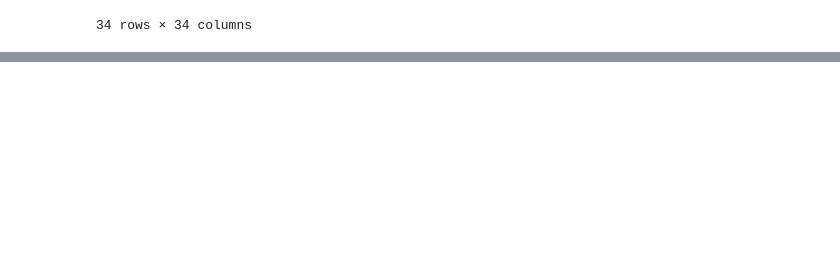
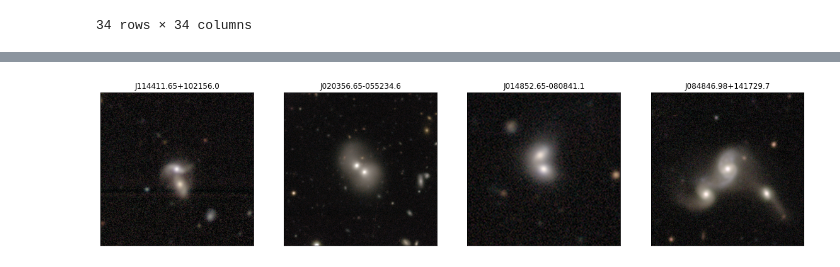
Before and after one commit to colinleach/proj502, a Jupyter notebook: notebooks_local/predictions.ipynb, the cells around one changed output, grey strips where cells are left out. Saved outputs shown, nothing was run; the diff lists cells and outputs as text; code cells hidden in the pictures; blank space fills up the shorter version.

Commit message:
predictions top_n and notebook cleanup

```diff
--- a/notebooks_local/predictions.ipynb
+++ b/notebooks_local/predictions.ipynb
@@ -55,8 +52,8 @@ save_loc = dataroot / 'results/predictions/decals.hdf5'
 # %% [markdown]
 ## View predictions
 # %%
-vp = ViewPredictions()
-vp.read_predictions(save_loc)
+save_loc = dataroot / 'results/predictions/decals.hdf5'
+vp = ViewPredictions(save_loc)
 vp.make_prediction_summaries()
 # %%
 vp.results.head(2)
@@ -167,0 +196,5 @@ fracs
+# %%
+mergers = vp.top_n('merging_merger', 4)
+locs = [Path(loc) for loc in list(mergers['file_loc'])]
+names = [loc.stem for loc in locs]
+imgs = [mpimg.imread(loc) for loc in locs]
@@ -167,0 +210,9 @@ fracs
+# %%
+fig, axs = plt.subplots(1, 4, figsize=(20, 10))
+for i in range(4):
+    axs[i].imshow(imgs[i])
+    axs[i].set_title(names[i])
+    axs[i].tick_params(left = False,labelleft = False,
+                           labelbottom = False, bottom = False);
+# %% [output]
+[figure, added]
```
Also changed, not shown: parts of 15 cells of this notebook, 5 other files.
